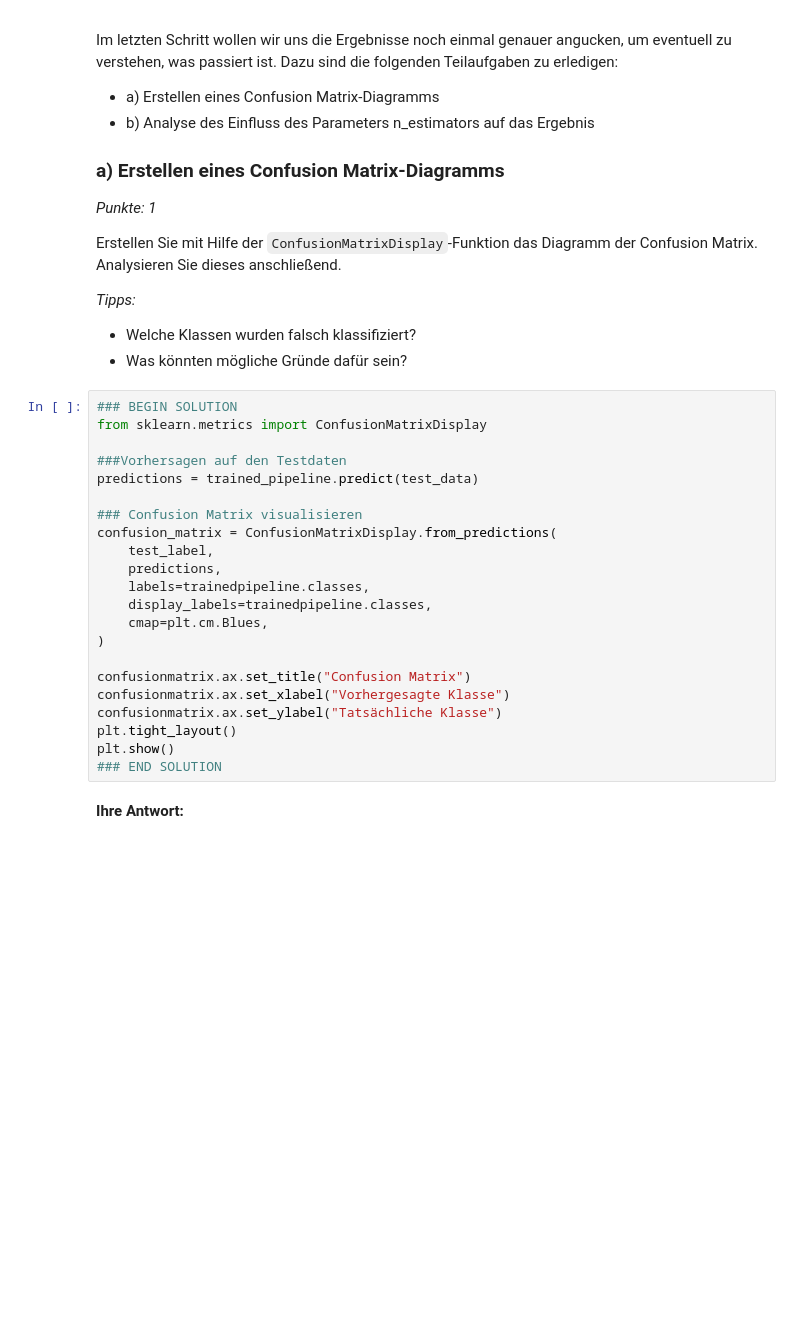
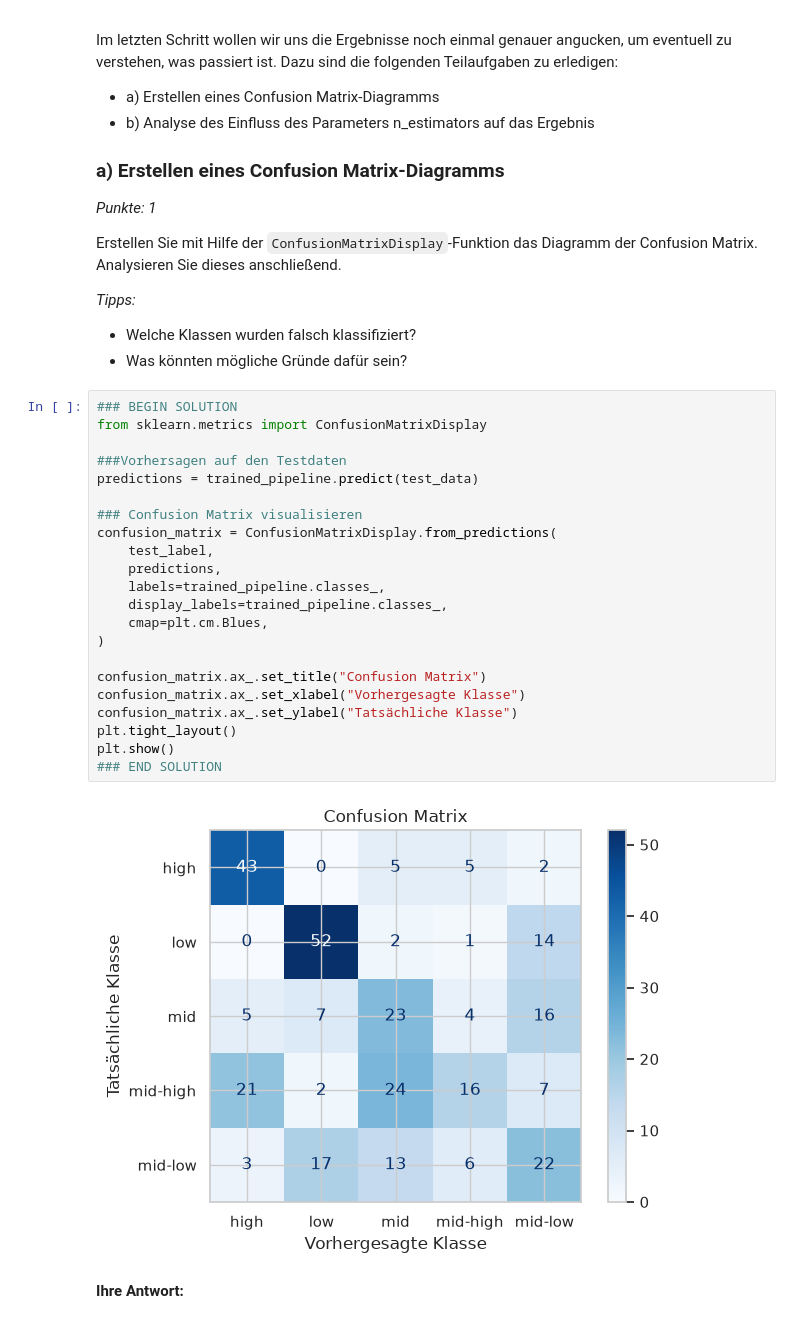
Before and after one commit to Henry210605/lecture-ai-basics, a Jupyter notebook: chapter/05_assessment/02_assessment/02_testat_zu_sklearn.ipynb, the cells around one changed output. Cells and saved outputs as stored; diff of their text form; blank space fills up the shorter version.

```diff
--- a/chapter/05_assessment/02_assessment/02_testat_zu_sklearn.ipynb
+++ b/chapter/05_assessment/02_assessment/02_testat_zu_sklearn.ipynb
@@ -248,25 +248,27 @@ _Tipps:_
 # %%
 ### BEGIN SOLUTION
 from sklearn.metrics import ConfusionMatrixDisplay
 
 ###Vorhersagen auf den Testdaten
 predictions = trained_pipeline.predict(test_data)
 
 ### Confusion Matrix visualisieren
 confusion_matrix = ConfusionMatrixDisplay.from_predictions(
     test_label,
     predictions,
-    labels=trainedpipeline.classes,
-    display_labels=trainedpipeline.classes,
+    labels=trained_pipeline.classes_,
+    display_labels=trained_pipeline.classes_,
     cmap=plt.cm.Blues,
 )
 
-confusionmatrix.ax.set_title("Confusion Matrix")
-confusionmatrix.ax.set_xlabel("Vorhergesagte Klasse")
-confusionmatrix.ax.set_ylabel("Tatsächliche Klasse")
+confusion_matrix.ax_.set_title("Confusion Matrix")
+confusion_matrix.ax_.set_xlabel("Vorhergesagte Klasse")
+confusion_matrix.ax_.set_ylabel("Tatsächliche Klasse")
 plt.tight_layout()
 plt.show()
 ### END SOLUTION
+# %% [output]
+[figure, added]
 # %% [markdown]
 __Ihre Antwort:__
 # %% [markdown]
```
Also changed, not shown: parts of 2 cells of this notebook.
